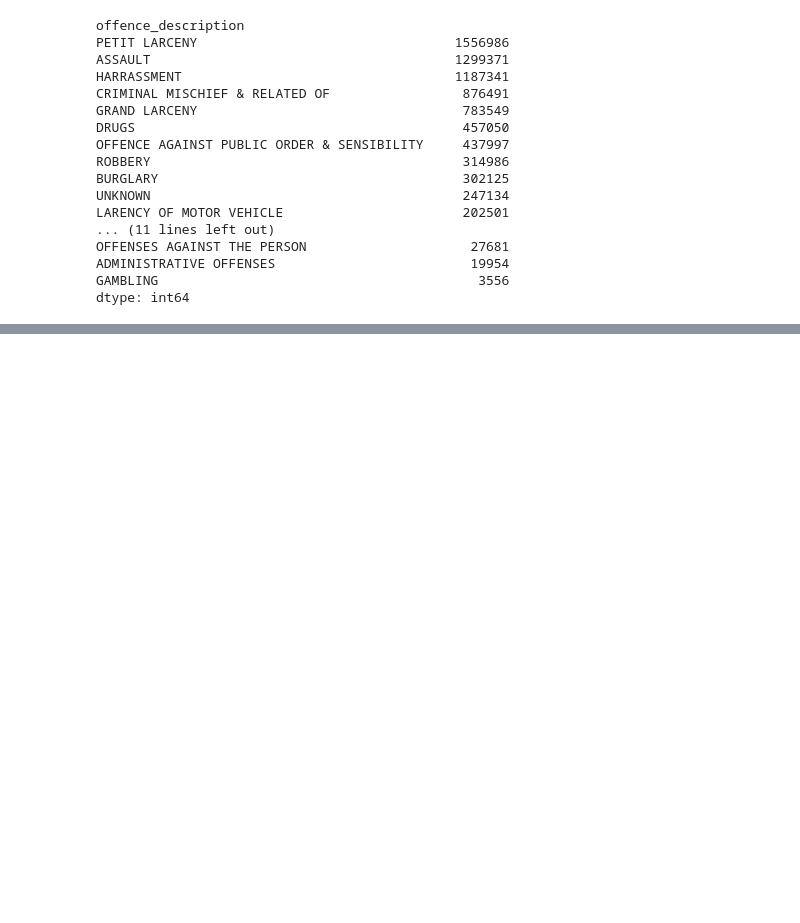
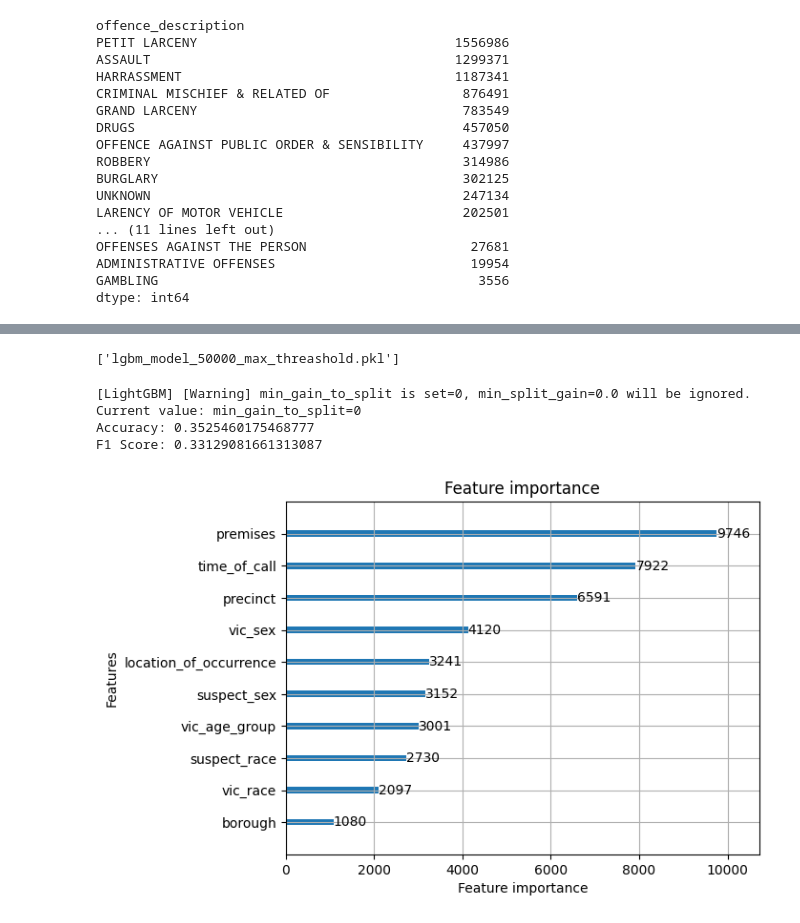
Before and after one commit to s25140/PJATK-DS-Dojo-grupa4-NYPD_dataset, a Jupyter notebook: optimizing_data.ipynb, the cells around one changed output, grey strips where cells are left out. Drawn from its saved outputs; the diff is of its cells as text; code cells hidden in the pictures; blank space fills up the shorter version.

Commit message:
trained model

```diff
--- a/optimizing_data.ipynb
+++ b/optimizing_data.ipynb
@@ -201,0 +263,4 @@ sample
+# %%
+# mix rows of the sample
+sample = sample.sample(frac=1).reset_index(drop=True)
+sample
@@ -201,0 +283,26 @@ sample
+# %%
+# train lgbm model
+from sklearn.model_selection import train_test_split
+import lightgbm as lgb
+
+# Algorithm	LightGBM
+# Booster	gbdt
+# Actual number of trees	56
+# Maximum number of leaves	31
+# Learning rate	0.1
+# Alpha (L1 regularization)	0
+# Lambda (L2 regularization)	0
+# Minimal gain to perform a split on a leaf	0
+# Min sum of instance weight in a child	0.001
+# Subsample ratio of the training instance	1
+# Columns subsample ratio for trees	0.7
+
+model = lgb.LGBMClassifier(n_estimators=56, num_leaves=31, learning_rate=0.1, reg_alpha=0, reg_lambda=0, min_gain_to_split=0, min_child_weight=0.001, subsample=1, colsample_bytree=0.7)
+X = sample.drop(columns=['offence_description'])
+y = sample['offence_description']
+y=y.astype('int')
+X = X.astype('float')
+
+X_train, X_test, y_train, y_test = train_test_split(X, y, test_size=0.2, random_state=42)
+
+model.fit(X_train, y_train)
@@ -201,0 +329,30 @@ sample
+# %%
+# save model
+import joblib
+
+joblib.dump(model, 'lgbm_model_50000_max_threashold.pkl')
+# %% [output]
+['lgbm_model_50000_max_threashold.pkl']
+# %%
+# evaluate model
+from sklearn.metrics import accuracy_score
+from sklearn.metrics import f1_score
+
+y_pred = model.predict(X_test)
+accuracy = accuracy_score(y_test, y_pred)
+print('Accuracy:', accuracy)
+# f score
+f1 = f1_score(y_test, y_pred, average='weighted')
+print('F1 Score:', f1)
+# %% [output]
+[LightGBM] [Warning] min_gain_to_split is set=0, min_split_gain=0.0 will be ignored. Current value: min_gain_to_split=0
+Accuracy: 0.3525460175468777
+F1 Score: 0.33129081661313087
+# %%
+# plot feature importance
+import matplotlib.pyplot as plt
+
+lgb.plot_importance(model, max_num_features=10)
+plt.show()
+# %% [output]
+[figure, added]
```
Also changed, not shown: parts of 10 cells of this notebook, 2 other files.
